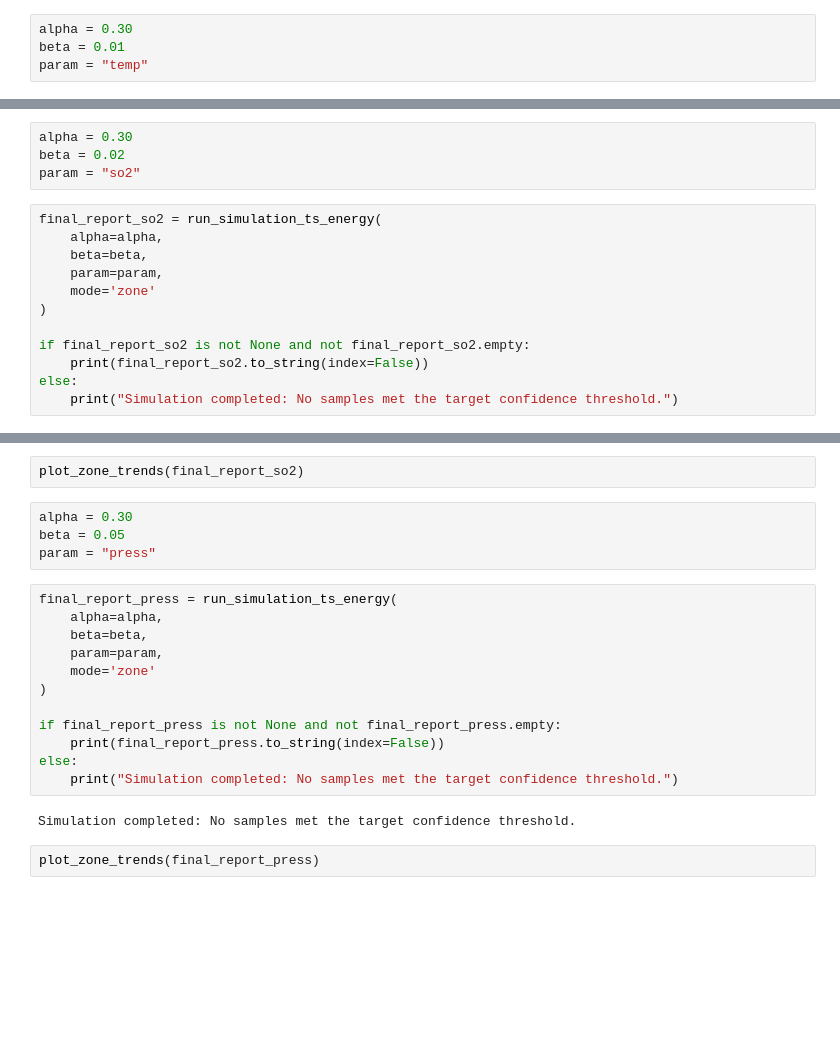
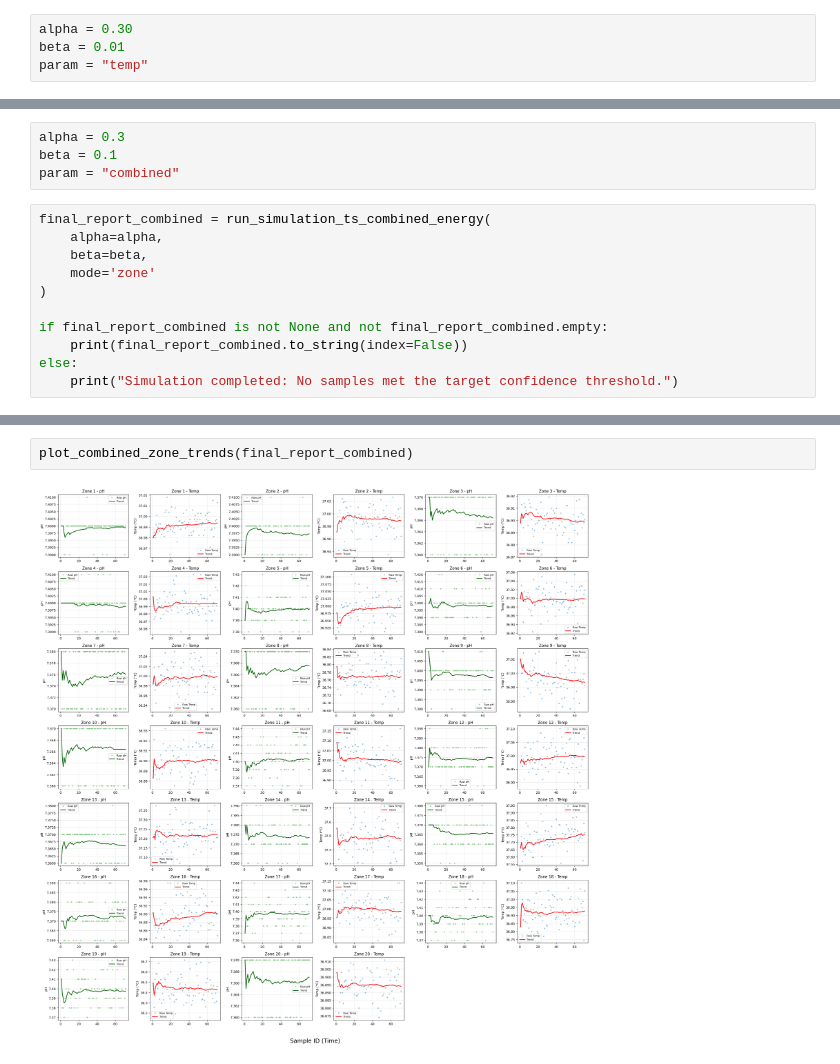
Before and after one commit to Volpi22/Sim_01_Toy_Tests, a Jupyter notebook: Tests.ipynb, the cells around one changed output, grey strips where cells are left out. Drawn from its saved outputs; the diff is of its cells as text; blank space fills up the shorter version.

Commit message:
double simulations

```diff
--- a/Tests.ipynb
+++ b/Tests.ipynb
@@ -80,17 +80,16 @@ plot_zone_trends(final_report_temp)
 # %%
-alpha = 0.30
-beta = 0.02
-param = "so2"
+alpha = 0.3
+beta = 0.1
+param = "combined"
 # %%
-final_report_so2 = run_simulation_ts_energy(
+final_report_combined = run_simulation_ts_combined_energy(
     alpha=alpha,
     beta=beta,
-    param=param,
     mode='zone'
 )
 
-if final_report_so2 is not None and not final_report_so2.empty:
-    print(final_report_so2.to_string(index=False))
+if final_report_combined is not None and not final_report_combined.empty:
+    print(final_report_combined.to_string(index=False))
 else:
     print("Simulation completed: No samples met the target confidence threshold.")
 # %% [output]
@@ -98,22 +113,4 @@ Simulation completed: No samples met the target confidence threshold.
-# %%
-plot_zone_trends(final_report_so2)
-# %%
-alpha = 0.30
-beta = 0.05
-param = "press"
-# %%
-final_report_press = run_simulation_ts_energy(
-    alpha=alpha,
-    beta=beta,
-    param=param,
-    mode='zone'
-)
-
-if final_report_press is not None and not final_report_press.empty:
-    print(final_report_press.to_string(index=False))
-else:
-    print("Simulation completed: No samples met the target confidence threshold.")
-# %% [output]
-Simulation completed: No samples met the target confidence threshold.
-# %%
-plot_zone_trends(final_report_press)
+# %%
+plot_combined_zone_trends(final_report_combined)
+# %% [output]
+[figure, added]
```
Also changed, not shown: parts of 5 cells of this notebook, 3 other files.
